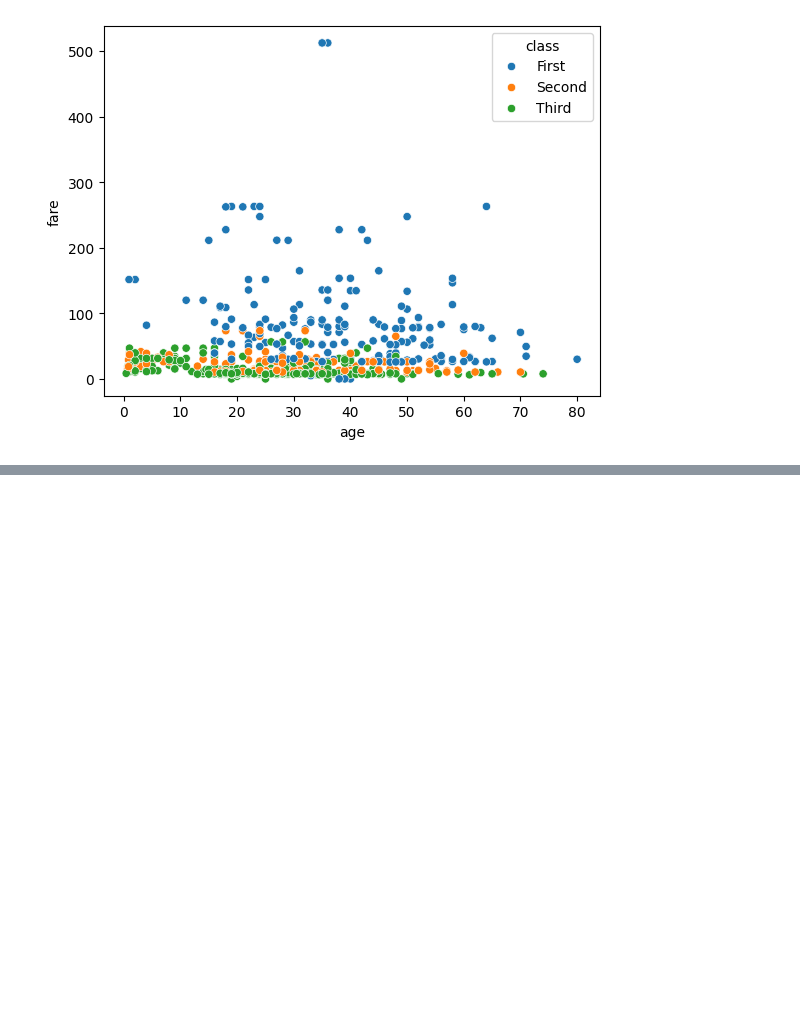
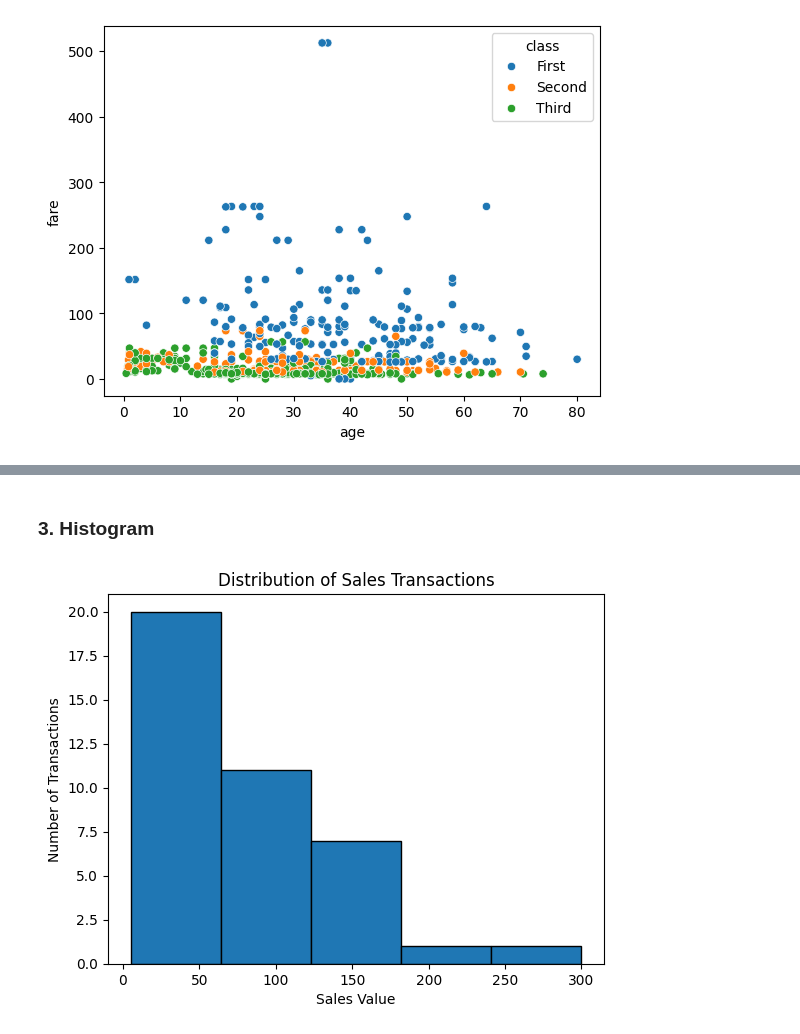
Before and after one commit to BitPayal/Data-Visualization, a Jupyter notebook: data/two.ipynb, the cells around one changed output, grey strips where cells are left out. Saved outputs shown, nothing was run; the diff lists cells and outputs as text; code cells hidden in the pictures; blank space fills up the shorter version.

```diff
--- a/data/two.ipynb
+++ b/data/two.ipynb
@@ -78,0 +138,31 @@ px.scatter(df, x="gdpPercap", y="lifeExp", animation_frame="year", animation_gro
+# %% [markdown]
+### 3. Histogram ###
+# %%
+# import pandas and matplotlib.pyplot libraries
+import pandas as pd
+import matplotlib.pyplot as plt
+
+# create a dictionary with sample data
+data = {'Sales': [30,50,120,150,200,300,100, 150, 80, 120, 140, 130,
+                  50,50,30,20,10,50,35,45,55,50,55,65,56,58,58,54,55,50,5,
+                  110, 145, 105, 90, 115, 125, 135, 85, 95]}
+
+# create a pandas dataframe from the dictionary
+df = pd.DataFrame(data)
+
+# plot the dataframe as a histogram
+df['Sales'].plot(kind='hist', bins=5, edgecolor='black')
+
+# set the x-axis and y-axis labels
+plt.xlabel('Sales Value')
+plt.ylabel('Number of Transactions')
+
+# set the title of the plot
+plt.title('Distribution of Sales Transactions')
+
+# save the plot to a file
+
+# display the plot
+plt.show()
+# %% [output]
+[figure, added]
```
Also changed, not shown: parts of 12 cells of this notebook.
